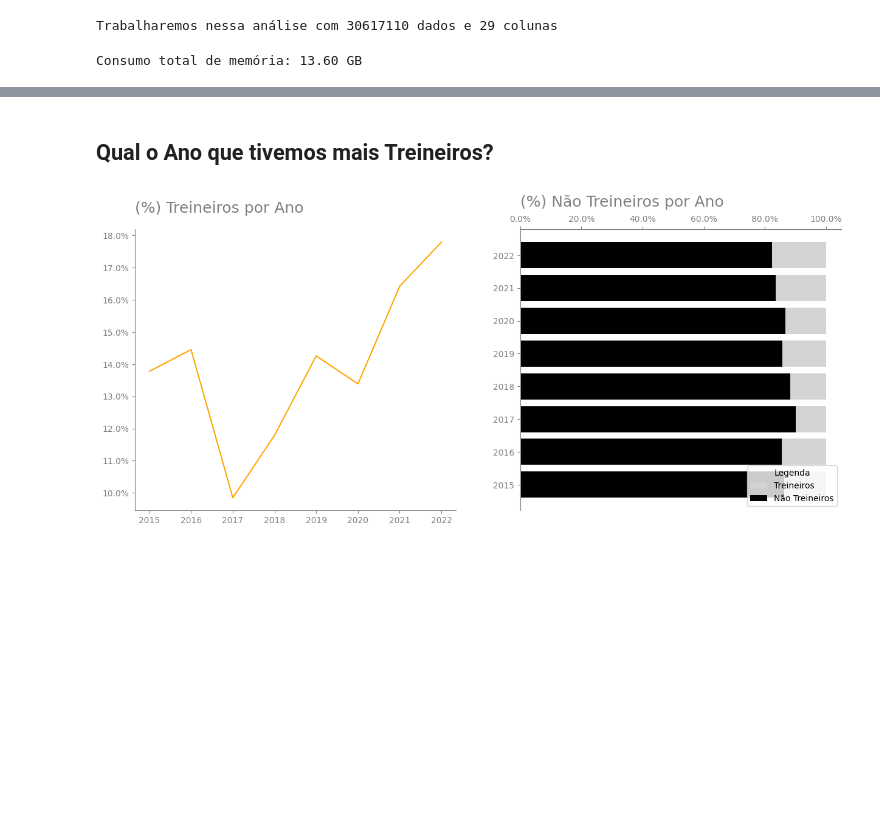
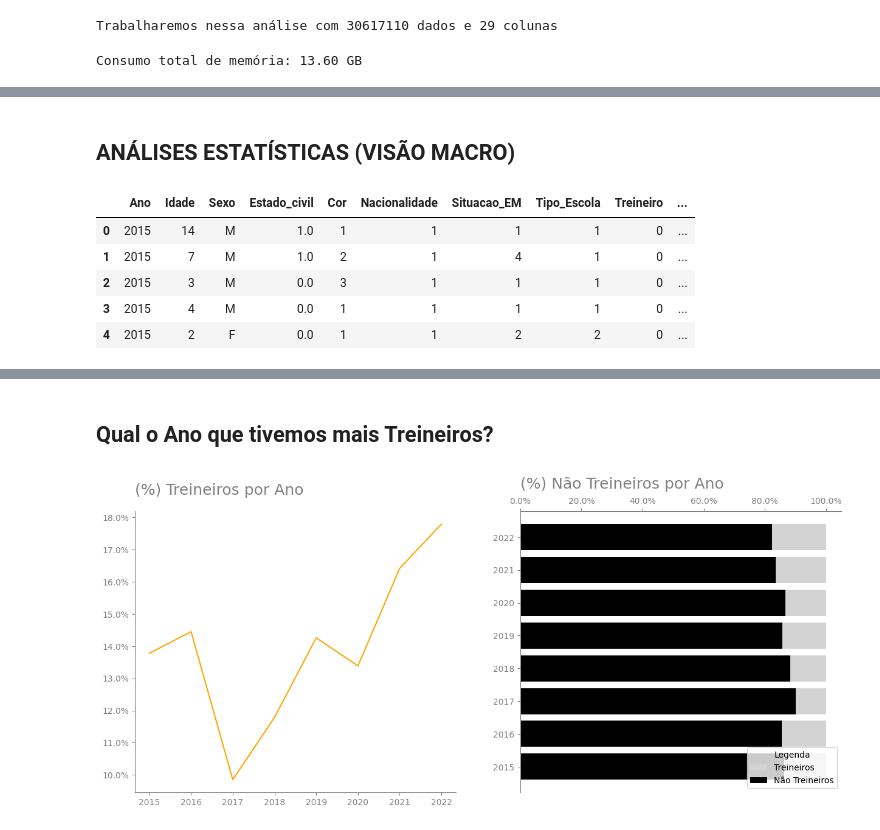
Before and after one commit to LiamFer/ENEM-Analysis, a Jupyter notebook: main_analysis.ipynb, the cells around one changed output, grey strips where cells are left out. Saved outputs shown, nothing was run; the diff lists cells and outputs as text; code cells hidden in the pictures; blank space fills up the shorter version.

```diff
--- a/main_analysis.ipynb
+++ b/main_analysis.ipynb
@@ -170,0 +162,11 @@ enem.sample(3)
+# %% [markdown]
+## ANÁLISES ESTATÍSTICAS (VISÃO MACRO)
+# %%
+enem.head()
+# %% [output]
+|  | Ano | Idade | Sexo | Estado_civil | Cor | Nacionalidade | Situacao_EM | Tipo_Escola | Treineiro | ... |
+| 0 | 2015 | 14 | M | 1.0 | 1 | 1 | 1 | 1 | 0 | ... |
+| 1 | 2015 | 7 | M | 1.0 | 2 | 1 | 4 | 1 | 0 | ... |
+| 2 | 2015 | 3 | M | 0.0 | 3 | 1 | 1 | 1 | 0 | ... |
+| 3 | 2015 | 4 | M | 0.0 | 1 | 1 | 1 | 1 | 0 | ... |
+| 4 | 2015 | 2 | F | 0.0 | 1 | 1 | 2 | 2 | 0 | ... |
```
Also changed, not shown: parts of 6 cells of this notebook.
